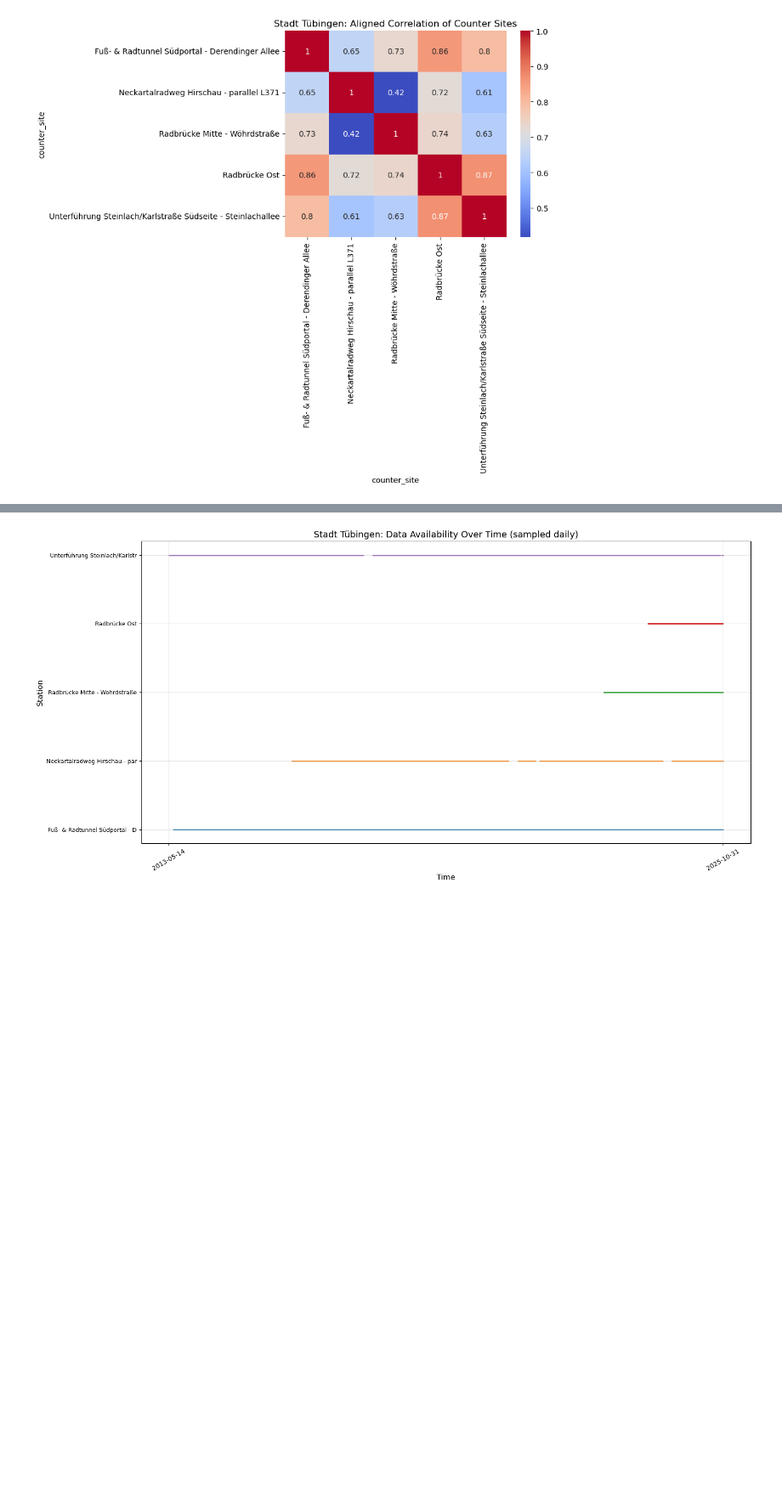
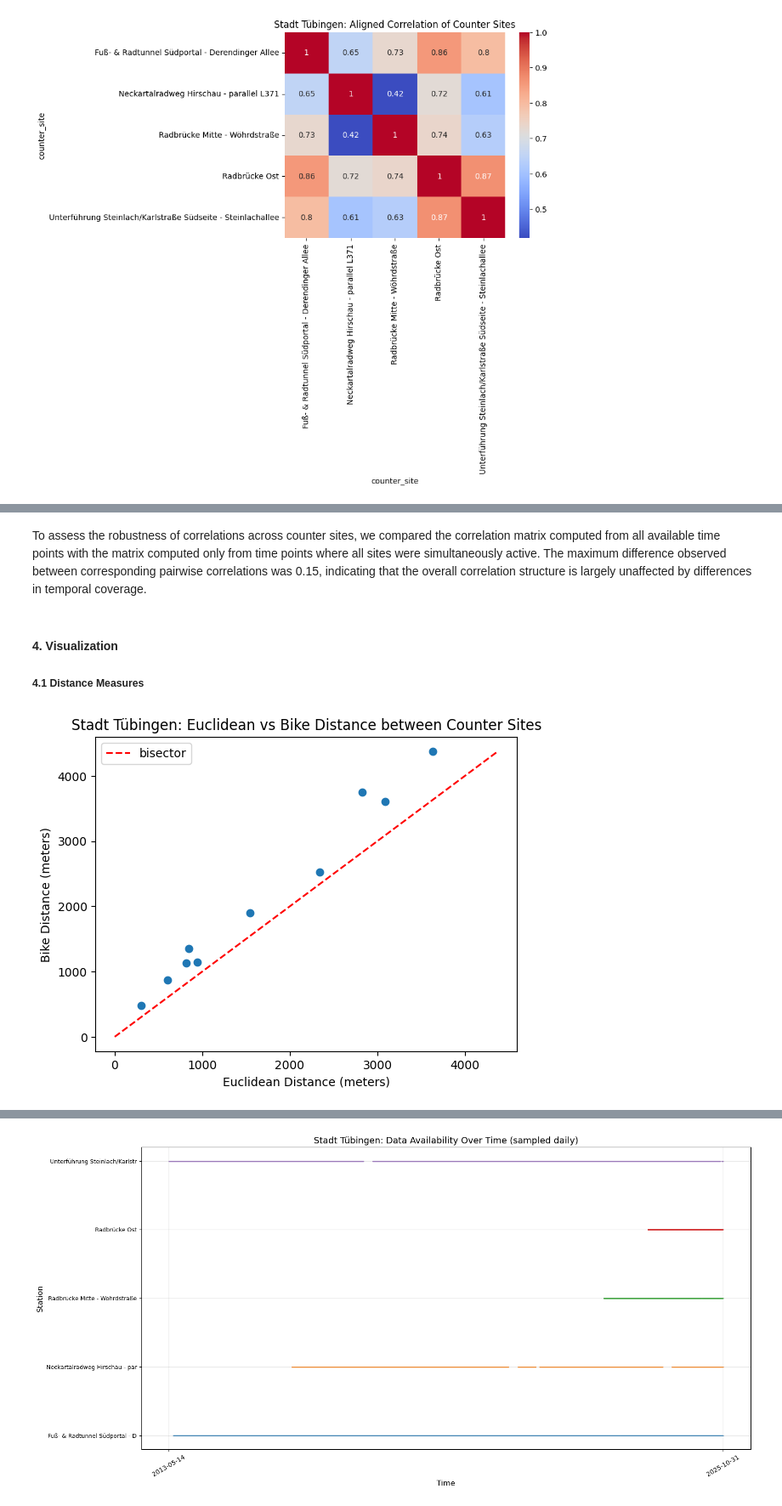
Before and after one commit to cleesee/fahrradzaehler, a Jupyter notebook: notebooks/distcorr/tue_distcorr.ipynb, the cells around one changed output, grey strips where cells are left out. Shown at 85% size. Drawn from its saved outputs; the diff is of its cells as text; code cells hidden in the pictures; blank space fills up the shorter version.

```diff
--- a/notebooks/distcorr/tue_distcorr.ipynb
+++ b/notebooks/distcorr/tue_distcorr.ipynb
@@ -254,16 +299,0 @@ plt.show()
-# %%
-# euclidian vs bike distance scatter plot
-# not very meaningful, but whatever
-euclidian_distances = []
-bike_distances = []
-for site_a in sites1:
-    for site_b in sites1:
-        if site_a >= site_b:
-            continue
-        euclidian_distances.append(dist_matrix_euclid.loc[site_a, site_b])
-        bike_distances.append(dist_matrix.loc[site_a, site_b])
-plt.scatter(euclidian_distances, bike_distances)
-plt.xlabel("Euclidian Distance (meters)")
-plt.ylabel("Bike Distance (meters)")
-plt.title(f"{title_domain}: Euclidian vs Bike Distance between Counter Sites")
-plt.show()
@@ -271,0 +308,34 @@ plt.show()
+# %% [markdown]
+To assess the robustness of correlations across counter sites, we compared the correlation matrix computed from all available time points with the matrix computed only from time points where all sites were simultaneously active. The maximum difference observed between corresponding pairwise correlations was 0.15, indicating that the overall correlation structure is largely unaffected by differences in temporal coverage.
+# %% [markdown]
+#### 4. Visualization
+
+##### 4.1 Distance Measures
+# %%
+# 4.1.1 check if any bike distances are shorter than euclidean distances (should not be possible)
+dist_diff = dist_matrix - dist_matrix_euclid
+if (dist_diff < 0).any().any():
+    print("Some bike distances are shorter than euclidean distances.")
+
+# 4.1.2 euclidean vs bike distance scatter plot
+euclidean_distances = []
+bike_distances = []
+for site_a in sites1:
+    for site_b in sites1:
+        if site_a >= site_b:
+            continue
+        euclidean_distances.append(dist_matrix_euclid.loc[site_a, site_b])
+        bike_distances.append(dist_matrix.loc[site_a, site_b])
+
+
+plt.scatter(euclidean_distances, bike_distances)
+## we need a bisector line for reference (again check for correctness)
+max_dist = max(max(euclidean_distances), max(bike_distances))
+plt.plot([0, max_dist], [0, max_dist], color='red', linestyle='--', label='bisector')
+plt.legend()
+plt.xlabel("Euclidean Distance (meters)")
+plt.ylabel("Bike Distance (meters)")
+plt.title(f"{title_domain}: Euclidean vs Bike Distance between Counter Sites")
+plt.show()
+# %% [output]
+[figure, added]
```
Also changed, not shown: parts of 28 cells of this notebook.
